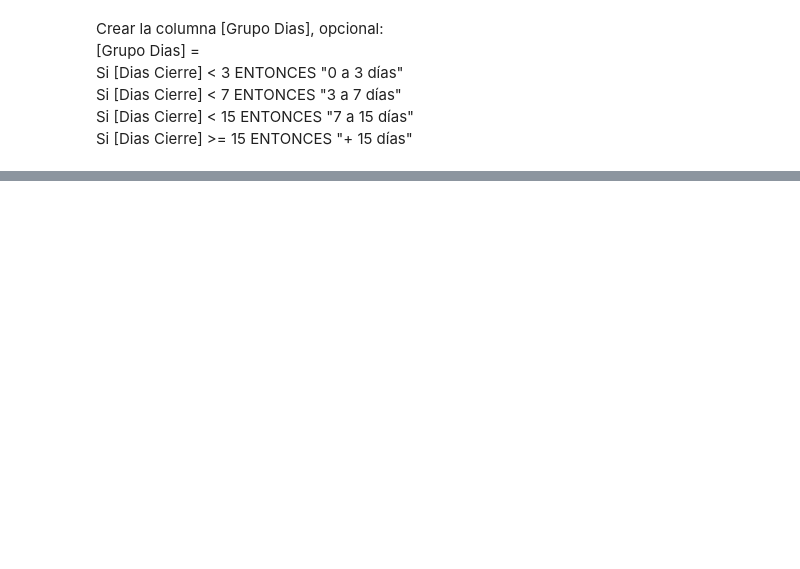
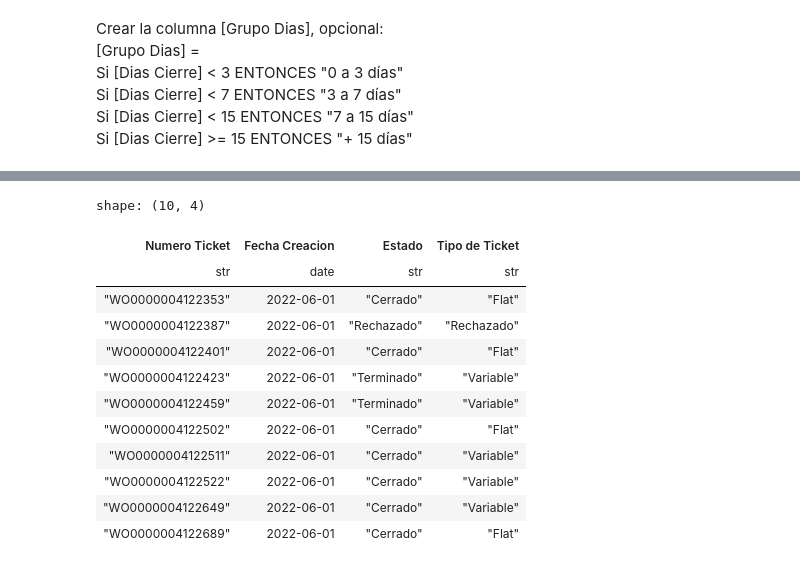
Before and after one commit to ajespinoza2024/Python-for-ETL-E1, a Jupyter notebook: Proceso ETL.ipynb, the cells around one changed output, grey strips where cells are left out. Cells and saved outputs as stored; diff of their text form; code cells hidden in the pictures; blank space fills up the shorter version.

```diff
--- a/Proceso ETL.ipynb
+++ b/Proceso ETL.ipynb
@@ -330,0 +358,24 @@ Tickets = tickets.with_columns(
+# %%
+pl.read_excel(
+    source= './Atenciones/Atenciones Centro.xlsx',
+    sheet_name='Hoja1',
+    engine='xlsx2csv',
+    read_csv_options={
+        "columns": ["Numero Ticket", "Fecha Creacion", "Estado", "Tipo de Ticket"],
+        "dtypes": {"Fecha Creacion": pl.Date}
+    }
+).head(10)
+# %% [output]
+shape: (10, 4)
+| Numero Ticket | Fecha Creacion | Estado | Tipo de Ticket |
+| str | date | str | str |
+| "WO0000004122353" | 2022-06-01 | "Cerrado" | "Flat" |
+| "WO0000004122387" | 2022-06-01 | "Rechazado" | "Rechazado" |
+| "WO0000004122401" | 2022-06-01 | "Cerrado" | "Flat" |
+| "WO0000004122423" | 2022-06-01 | "Terminado" | "Variable" |
+| "WO0000004122459" | 2022-06-01 | "Terminado" | "Variable" |
+| "WO0000004122502" | 2022-06-01 | "Cerrado" | "Flat" |
+| "WO0000004122511" | 2022-06-01 | "Cerrado" | "Variable" |
+| "WO0000004122522" | 2022-06-01 | "Cerrado" | "Variable" |
+| "WO0000004122649" | 2022-06-01 | "Cerrado" | "Variable" |
+| "WO0000004122689" | 2022-06-01 | "Cerrado" | "Flat" |
```
Also changed, not shown: parts of 3 cells of this notebook.
